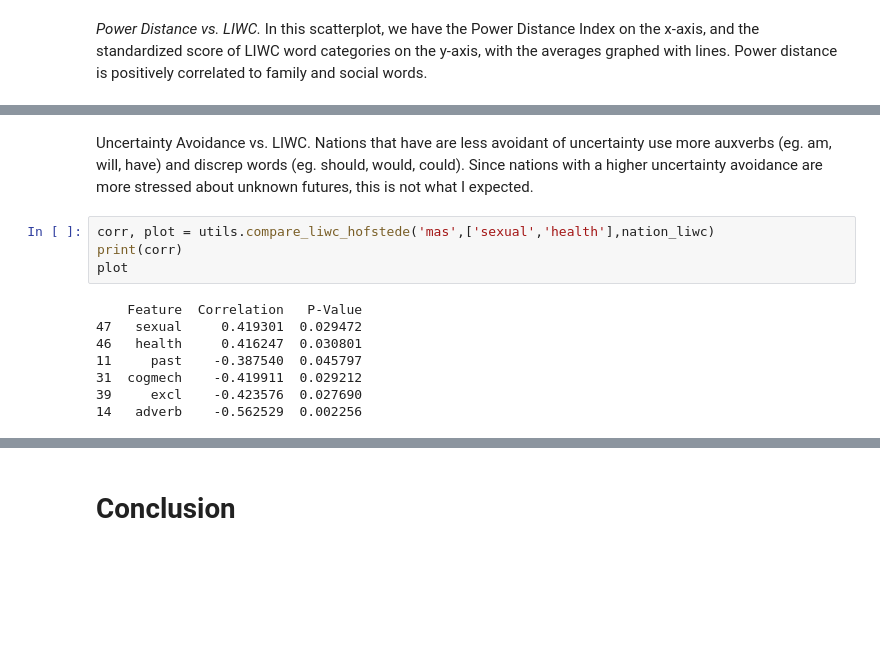
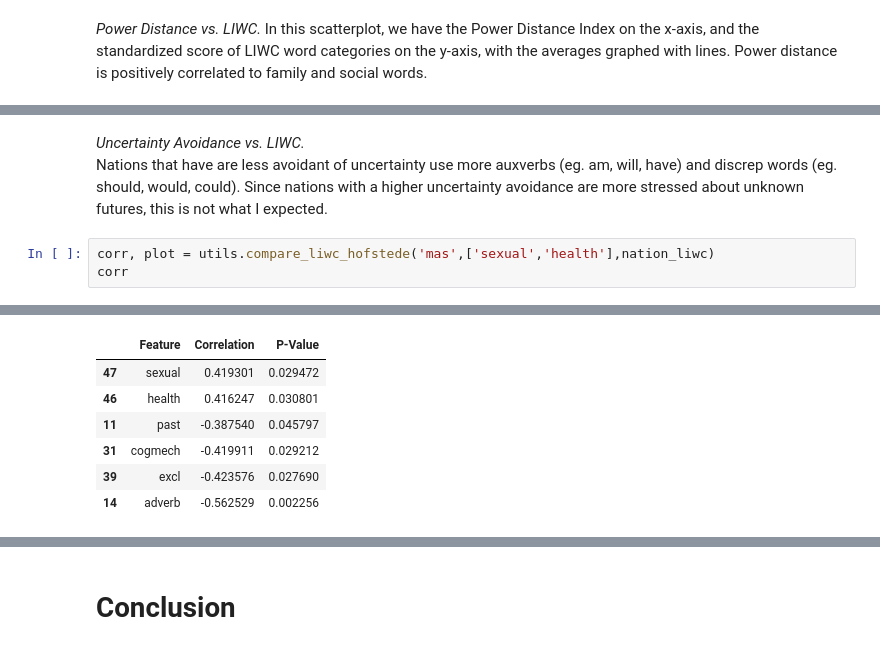
Before and after one commit to graceshaoy/folktale, a Jupyter notebook: data_exploration.ipynb, the cells around one changed output, grey strips where cells are left out. Drawn from its saved outputs; the diff is of its cells as text; blank space fills up the shorter version.

```diff
--- a/data_exploration.ipynb
+++ b/data_exploration.ipynb
@@ -231,14 +239,7 @@ plot
 # %% [markdown]
-Uncertainty Avoidance vs. LIWC. Nations that have are less avoidant of uncertainty use more auxverbs (eg. am, will, have) and discrep words (eg. should, would, could). Since nations with a higher uncertainty avoidance are more stressed about unknown futures, this is not what I expected.
+*Uncertainty Avoidance vs. LIWC.*<br>
+Nations that have are less avoidant of uncertainty use more auxverbs (eg. am, will, have) and discrep words (eg. should, would, could). Since nations with a higher uncertainty avoidance are more stressed about unknown futures, this is not what I expected.
 # %%
 corr, plot = utils.compare_liwc_hofstede('mas',['sexual','health'],nation_liwc)
-print(corr)
-plot
+corr
 # %% [output]
-    Feature  Correlation   P-Value
-47   sexual     0.419301  0.029472
-46   health     0.416247  0.030801
-11     past    -0.387540  0.045797
-31  cogmech    -0.419911  0.029212
-39     excl    -0.423576  0.027690
-14   adverb    -0.562529  0.002256
@@ -245,0 +246,7 @@ plot
+|  | Feature | Correlation | P-Value |
+| 47 | sexual | 0.419301 | 0.029472 |
+| 46 | health | 0.416247 | 0.030801 |
+| 11 | past | -0.387540 | 0.045797 |
+| 31 | cogmech | -0.419911 | 0.029212 |
+| 39 | excl | -0.423576 | 0.027690 |
+| 14 | adverb | -0.562529 | 0.002256 |
```
Also changed, not shown: parts of 19 cells of this notebook, 1 other file.
